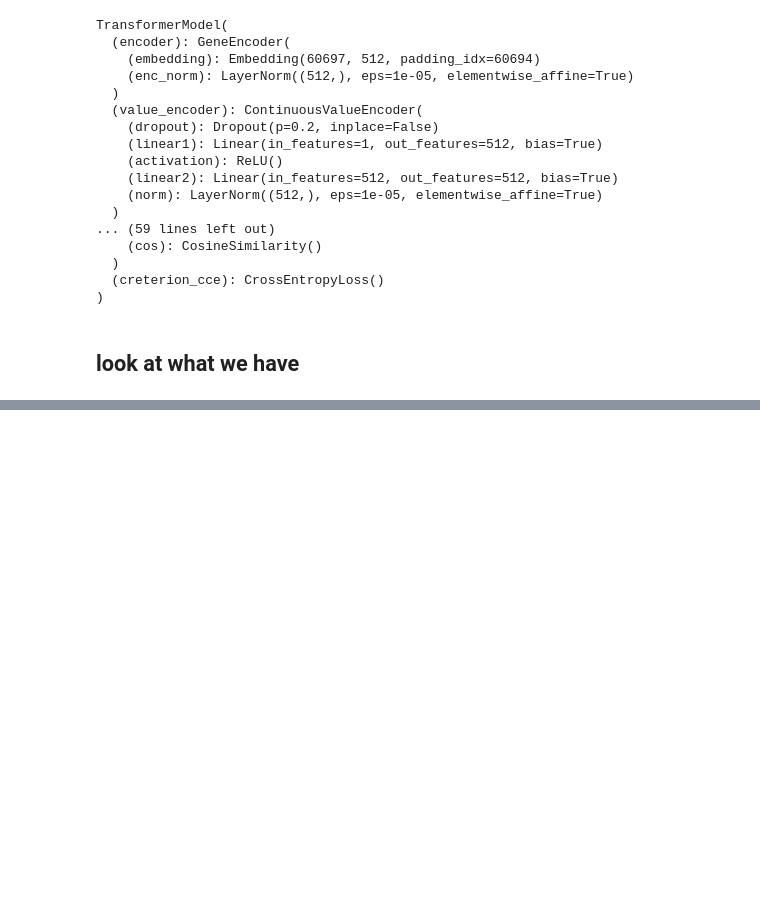
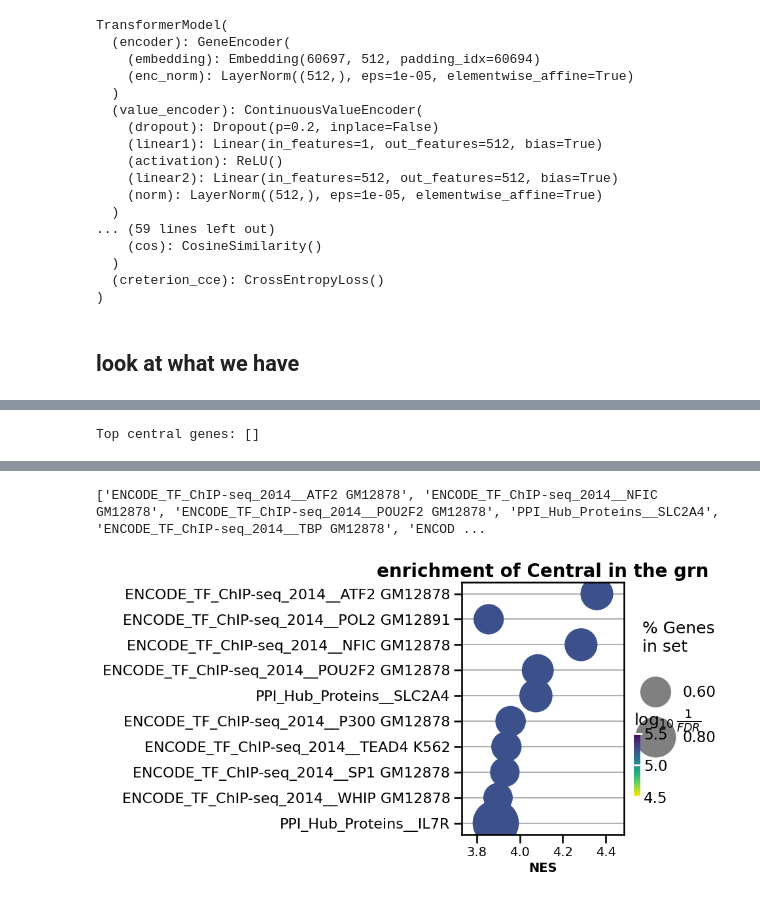
Before and after one commit to jkobject/scGPT, a Jupyter notebook: mytests/cleanup_run.ipynb, the cells around one changed output, grey strips where cells are left out. Saved outputs shown, nothing was run; the diff lists cells and outputs as text; code cells hidden in the pictures; blank space fills up the shorter version.

```diff
--- a/mytests/cleanup_run.ipynb
+++ b/mytests/cleanup_run.ipynb
@@ -216,0 +541,5 @@ scgpt_test(
+# %%
+#micro
+res = utils.enrichment(grn, of='Central')
+# %% [output]
+Top central genes: []
@@ -216,0 +563,2 @@ scgpt_test(
+['ENCODE_TF_ChIP-seq_2014__ATF2 GM12878', 'ENCODE_TF_ChIP-seq_2014__NFIC GM12878', 'ENCODE_TF_ChIP-seq_2014__POU2F2 GM12878', 'PPI_Hub_Proteins__SLC2A4', 'ENCODE_TF_ChIP-seq_2014__TBP GM12878', 'ENCOD ...
+[figure, added]
```
Also changed, not shown: parts of 54 cells of this notebook, 2 other files.
